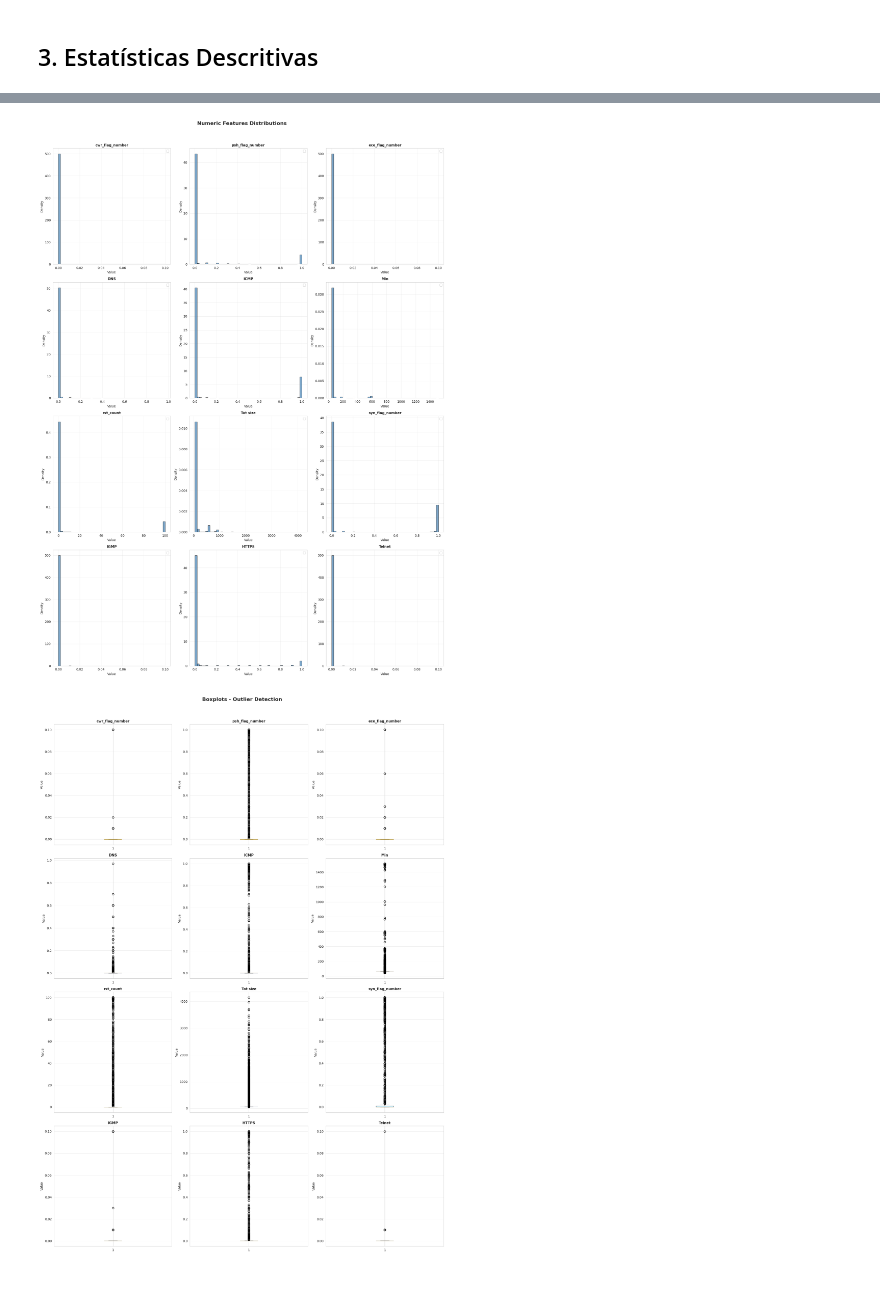
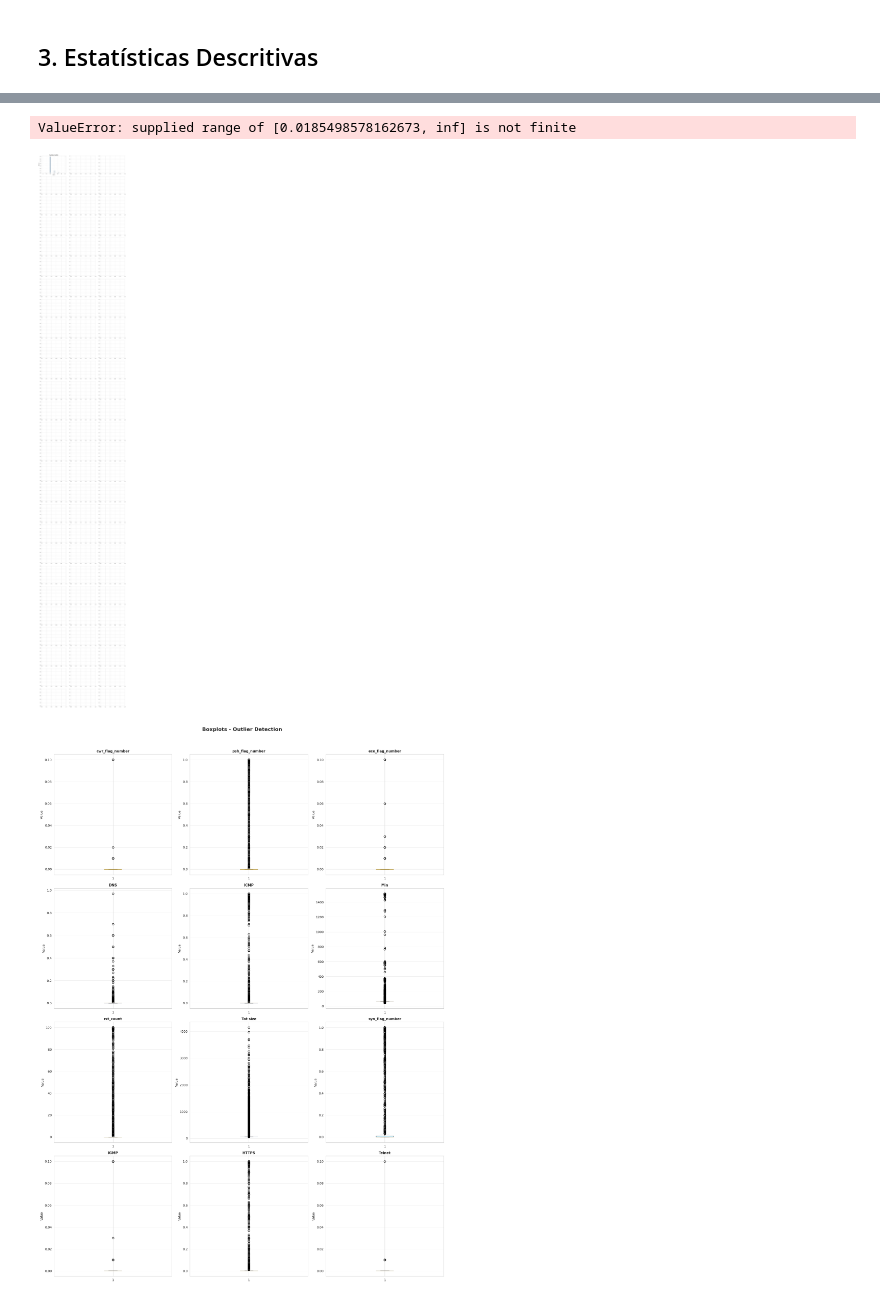
Before and after one commit to luiz-linkezio/A-Hierarchical-Solution-based-on-MEC-and-IoT-for-Cyberattack-Detection-in-6G-Networks, a Jupyter notebook: notebooks/dataset_analysis.ipynb, the cells around one changed output, grey strips where cells are left out. Cells and saved outputs as stored; diff of their text form; code cells hidden in the pictures.

```diff
--- a/notebooks/dataset_analysis.ipynb
+++ b/notebooks/dataset_analysis.ipynb
@@ -496,12 +494,12 @@ Column    Count  Unique_Values            Mode  Mode_%
 # Use numeric_cols or columns from numeric_stats_df (numeric-like stored as TEXT)
 cols_for_viz = numeric_cols if numeric_cols else (numeric_stats_df['Column'].tolist() if 'numeric_stats_df' in locals() and len(numeric_stats_df) > 0 else [])
 if cols_for_viz:
-    important_numeric = cols_for_viz[:12] if len(cols_for_viz) > 12 else cols_for_viz
+    important_numeric = cols_for_viz
 
     n_cols = 3
     n_rows = (len(important_numeric) + n_cols - 1) // n_cols
 
-    fig, axes = plt.subplots(n_rows, n_cols, figsize=(18, 6*n_rows))
+    fig, axes = plt.subplots(n_rows, n_cols, figsize=(18, min(6 * n_rows, 120)))
     axes = axes.flatten() if n_rows > 1 else [axes] if n_cols == 1 else axes
 
     sample_size = min(50000, total_rows)
@@ -520,34 +518,35 @@ if cols_for_viz:
 
             # Add density line
             try:
                 from scipy.stats import gaussian_kde
                 if len(data) > 1:
                     kde = gaussian_kde(data)
                     x_range = np.linspace(data.min(), data.max(), 200)
                     ax.plot(x_range, kde(x_range), 'r-', linewidth=2, label='KDE')
             except:
                 pass
 
             ax.set_title(f'{col}', fontsize=11, fontweight='bold')
             ax.set_xlabel('Value', fontsize=10)
             ax.set_ylabel('Density', fontsize=10)
             ax.legend()
             ax.grid(alpha=0.3)
         else:
             ax.text(0.5, 0.5, 'No data', ha='center', va='center', transform=ax.transAxes)
             ax.set_title(f'{col}', fontsize=11, fontweight='bold')
 
     # Hide extra axes
     for idx in range(len(important_numeric), len(axes)):
         axes[idx].axis('off')
 
     plt.suptitle('Numeric Features Distributions', fontsize=16, fontweight='bold', y=1.02)
     plt.tight_layout()
     os.makedirs('../results/images', exist_ok=True)
     plt.savefig(os.path.join('../results/images', f'{table_name}_numeric_distributions.png'), bbox_inches='tight', dpi=150)
     plt.show()
 # %% [output]
+ValueError: supplied range of [0.0185498578162673, inf] is not finite
-[figure, old version]
+[figure, new version]
 # %%
 # Boxplots to detect outliers
 cols_for_viz = numeric_cols if numeric_cols else (numeric_stats_df['Column'].tolist() if 'numeric_stats_df' in locals() and len(numeric_stats_df) > 0 else [])
```
Also changed, not shown: parts of 12 cells of this notebook, 1 other file.
